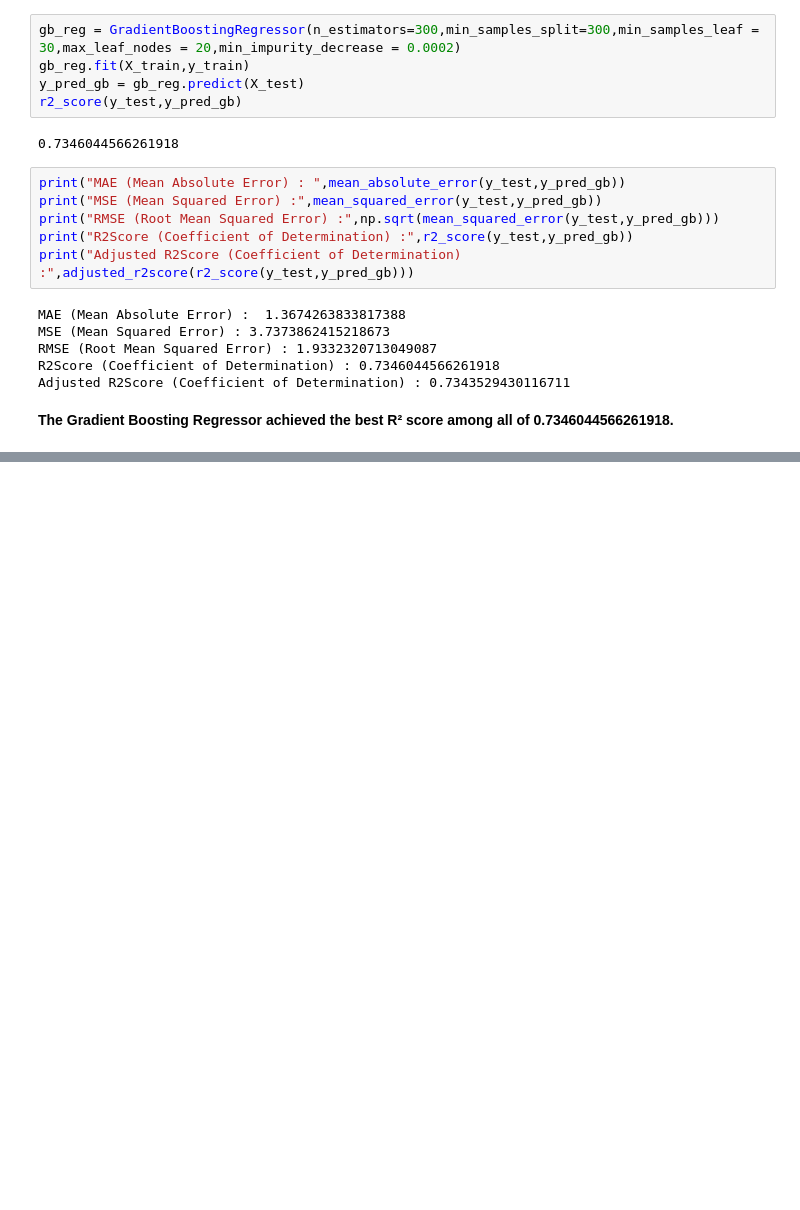
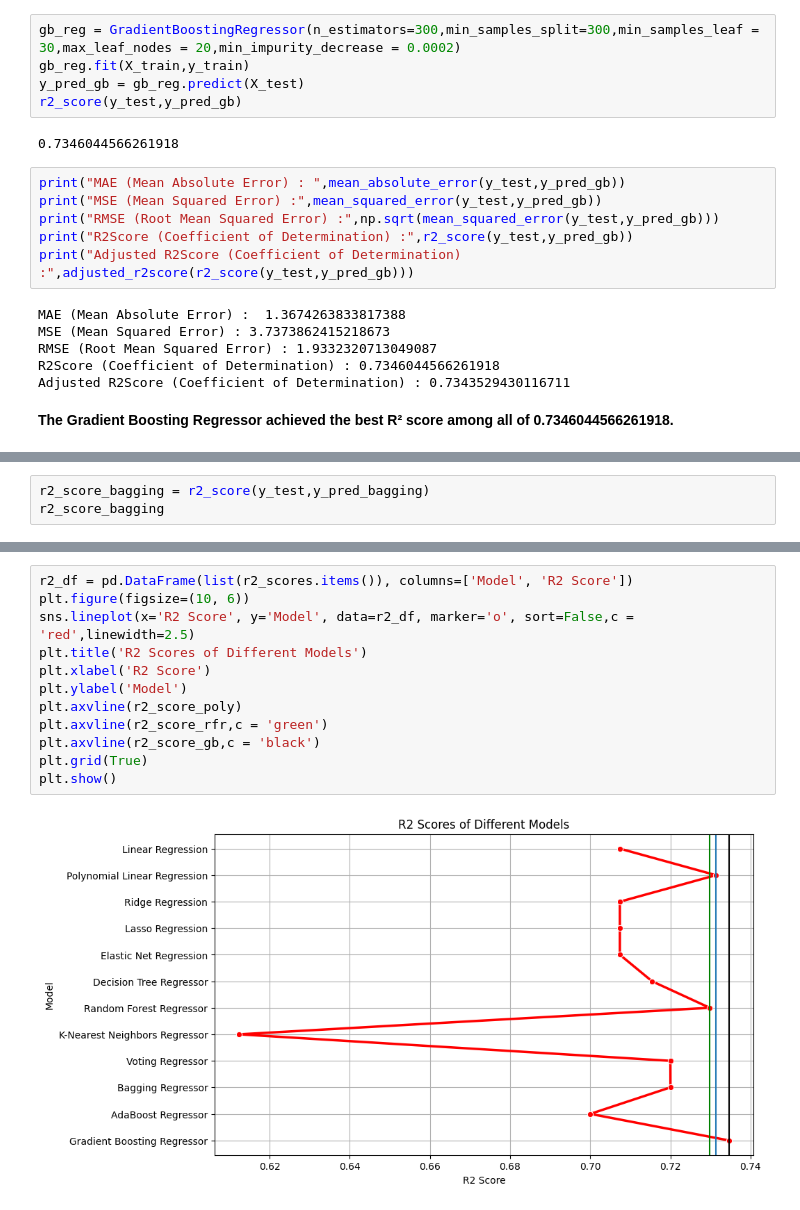
Before and after one commit to BKAPADIA04/Farely, a Jupyter notebook: codes/model.ipynb, the cells around one changed output, grey strips where cells are left out. Drawn from its saved outputs; the diff is of its cells as text; blank space fills up the shorter version.

```diff
--- a/codes/model.ipynb
+++ b/codes/model.ipynb
@@ -911,0 +930,3 @@ Adjusted R2Score (Coefficient of Determination) : 0.7343529430116711
+# %%
+r2_score_bagging = r2_score(y_test,y_pred_bagging)
+r2_score_bagging
@@ -911,0 +994,14 @@ Adjusted R2Score (Coefficient of Determination) : 0.7343529430116711
+# %%
+r2_df = pd.DataFrame(list(r2_scores.items()), columns=['Model', 'R2 Score'])
+plt.figure(figsize=(10, 6))
+sns.lineplot(x='R2 Score', y='Model', data=r2_df, marker='o', sort=False,c = 'red',linewidth=2.5)
+plt.title('R2 Scores of Different Models')
+plt.xlabel('R2 Score')
+plt.ylabel('Model')
+plt.axvline(r2_score_poly)
+plt.axvline(r2_score_rfr,c = 'green')
+plt.axvline(r2_score_gb,c = 'black')
+plt.grid(True)
+plt.show()
+# %% [output]
+[figure, added]
```
Also changed, not shown: parts of 43 cells of this notebook.
